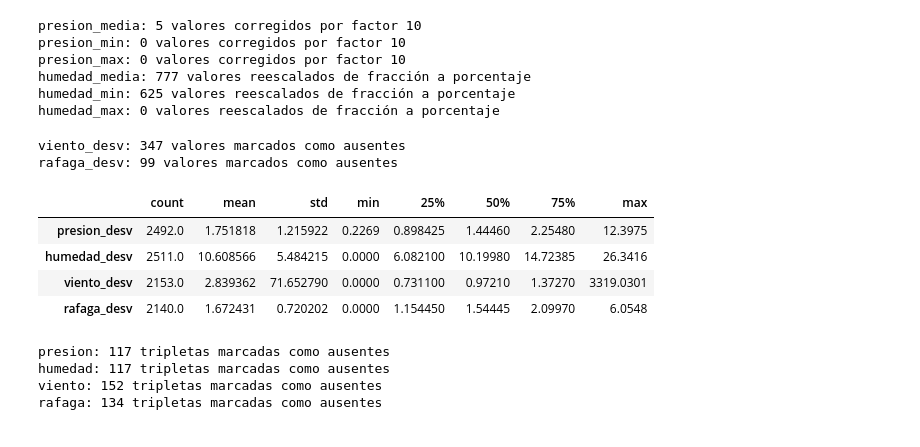
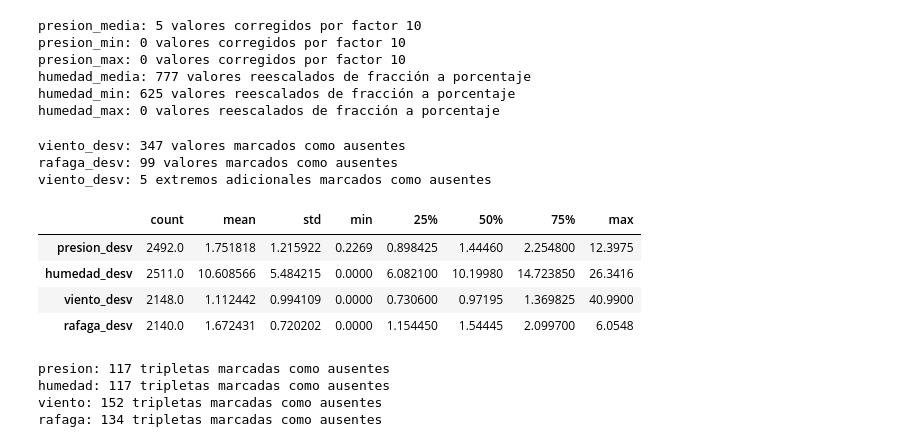
Before and after one commit to Jmpardos1/lab1, a Jupyter notebook: Laboratorio_1_Regresion_Plantilla.ipynb, the cells around one changed output. Saved outputs shown, nothing was run; the diff lists cells and outputs as text; code cells hidden in the pictures.

```diff
--- a/Laboratorio_1_Regresion_Plantilla.ipynb
+++ b/Laboratorio_1_Regresion_Plantilla.ipynb
@@ -930,32 +933,39 @@ humedad_max: 0 valores reescalados de fracción a porcentaje
 # %%
 # --- Coherencia de las desviaciones típicas ---
 # La desviación típica intradía no puede exceder el máximo observado ese día.
 pares_desviacion = [
     ("viento_desv", "viento_max"),
     ("rafaga_desv", "rafaga_max"),
 ]
 
 for col_desv, col_max in pares_desviacion:
     incoherente = (
         data[[col_desv, col_max]].notna().all(axis=1)
         & (data[col_desv] > data[col_max])
     )
     print(f"{col_desv}: {incoherente.sum()} valores marcados como ausentes")
     data.loc[incoherente, col_desv] = np.nan
 
-# La presión y la humedad tienen rangos acotados por construcción.
+# La presión, la humedad y el viento tienen rangos acotados por construcción.
 data.loc[data["presion_desv"] > 50, "presion_desv"] = np.nan
 data.loc[~data["humedad_desv"].between(0, 50), "humedad_desv"] = np.nan
 
+# El valor 3319.03 observado en viento_desv es un error evidente de registro.
+# Se usa 50 m/s como límite superior conservador para una desviación intradía.
+extremos_viento_desv = data["viento_desv"] > 50
+print(f"viento_desv: {extremos_viento_desv.sum()} extremos adicionales marcados como ausentes")
+data.loc[extremos_viento_desv, "viento_desv"] = np.nan
+
 data[["presion_desv", "humedad_desv", "viento_desv", "rafaga_desv"]].describe().T
 # %% [output]
 viento_desv: 347 valores marcados como ausentes
 rafaga_desv: 99 valores marcados como ausentes
+viento_desv: 5 extremos adicionales marcados como ausentes
 |  | count | mean | std | min | 25% | 50% | 75% | max |
-| presion_desv | 2492.0 | 1.751818 | 1.215922 | 0.2269 | 0.898425 | 1.44460 | 2.25480 | 12.3975 |
-| humedad_desv | 2511.0 | 10.608566 | 5.484215 | 0.0000 | 6.082100 | 10.19980 | 14.72385 | 26.3416 |
-| viento_desv | 2153.0 | 2.839362 | 71.652790 | 0.0000 | 0.731100 | 0.97210 | 1.37270 | 3319.0301 |
-| rafaga_desv | 2140.0 | 1.672431 | 0.720202 | 0.0000 | 1.154450 | 1.54445 | 2.09970 | 6.0548 |
+| presion_desv | 2492.0 | 1.751818 | 1.215922 | 0.2269 | 0.898425 | 1.44460 | 2.254800 | 12.3975 |
+| humedad_desv | 2511.0 | 10.608566 | 5.484215 | 0.0000 | 6.082100 | 10.19980 | 14.723850 | 26.3416 |
+| viento_desv | 2148.0 | 1.112442 | 0.994109 | 0.0000 | 0.730600 | 0.97195 | 1.369825 | 40.9900 |
+| rafaga_desv | 2140.0 | 1.672431 | 0.720202 | 0.0000 | 1.154450 | 1.54445 | 2.099700 | 6.0548 |
 # %%
 # --- Coherencia min <= media <= max ---
 # Decisión: si el trío es incoherente, no sabemos cuál de los tres está mal.
```
Also changed, not shown: parts of 36 cells of this notebook.
